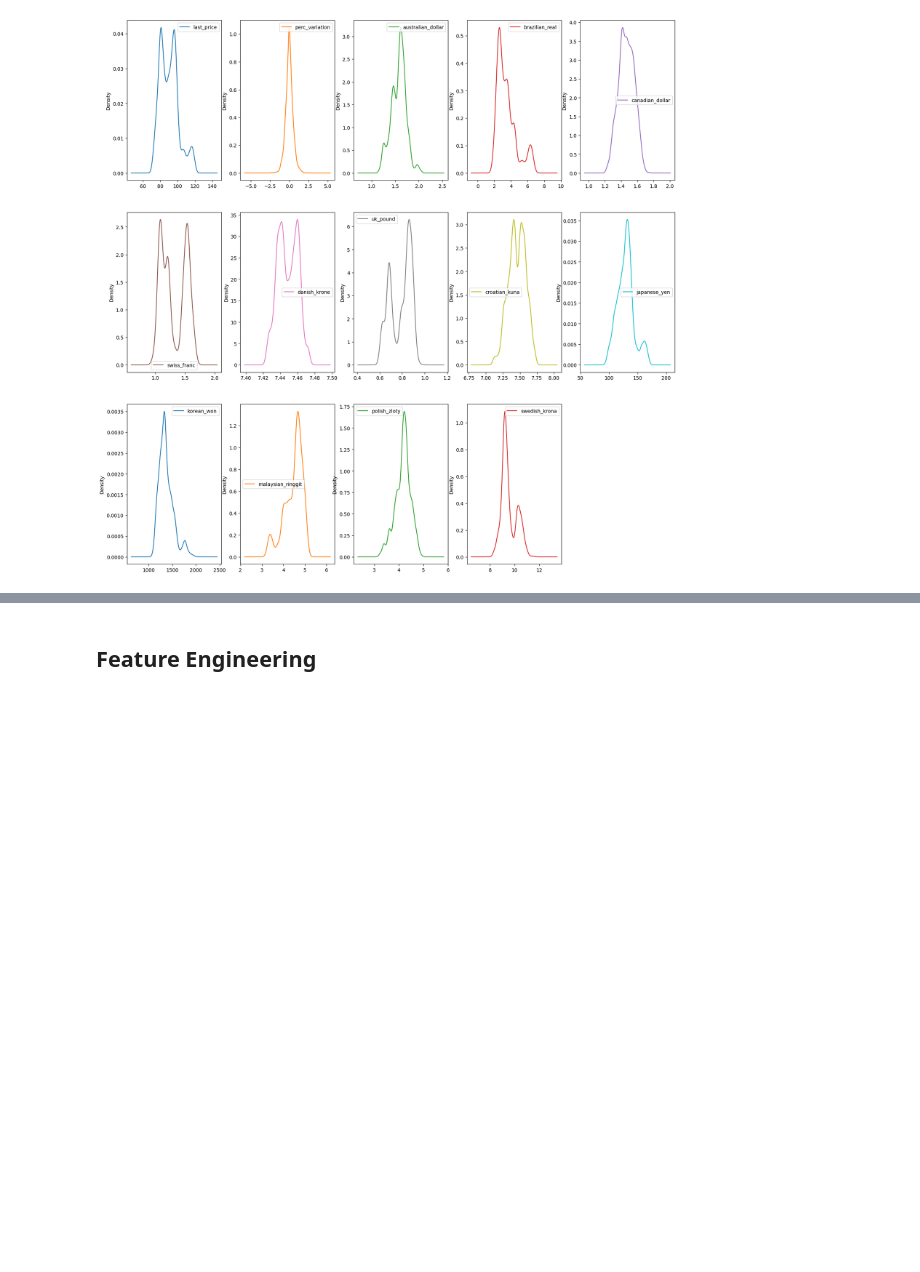
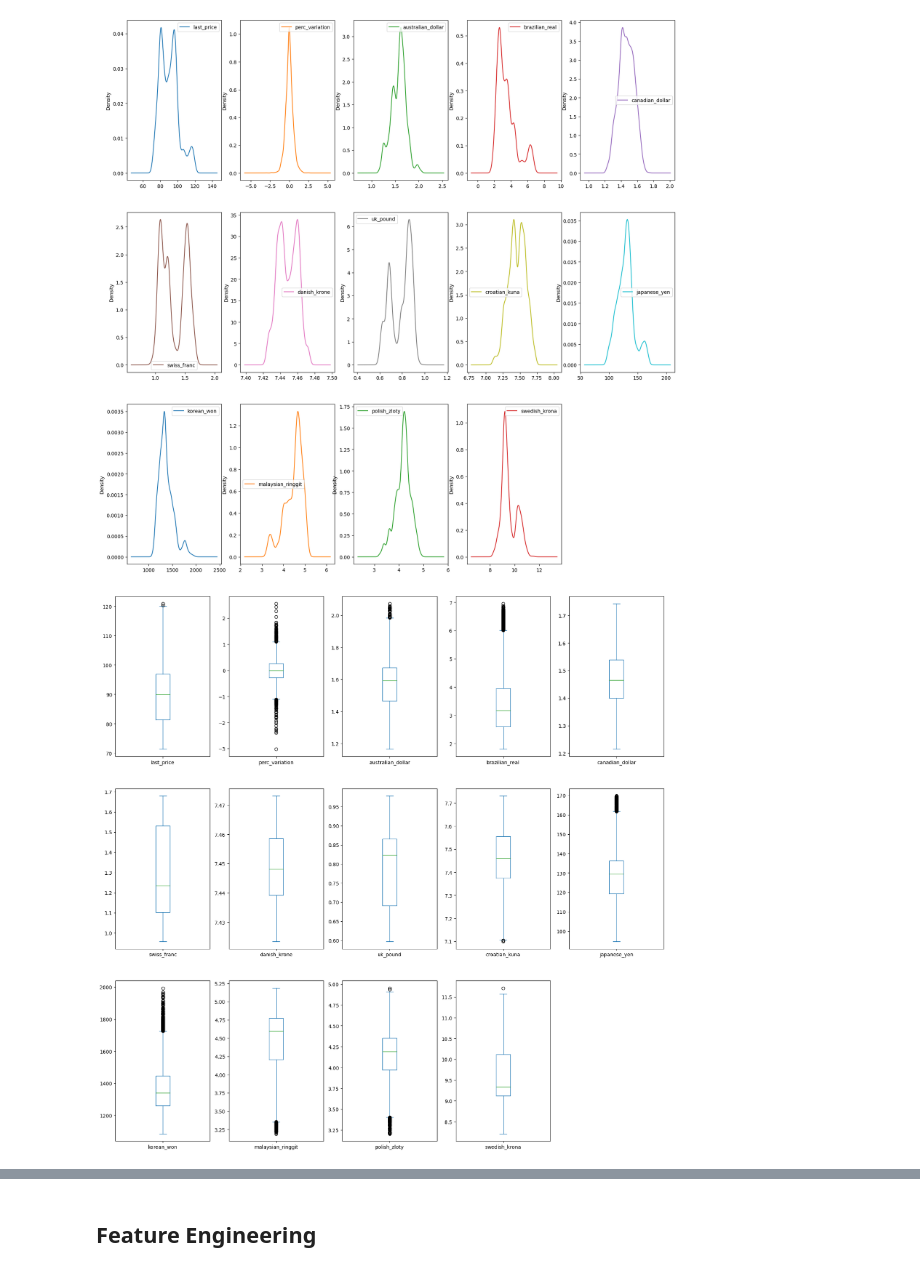
Before and after one commit to martinsphl/MAI5035, a Jupyter notebook: TAREFA_1_2.ipynb, the cells around one changed output, grey strips where cells are left out. Drawn from its saved outputs; the diff is of its cells as text; code cells hidden in the pictures; blank space fills up the shorter version.

```diff
--- a/TAREFA_1_2.ipynb
+++ b/TAREFA_1_2.ipynb
@@ -148,9 +148,9 @@ for col in lst_correlated_features:
   lst_features.remove(col)
 
 # Show the correlation between the features sample
-df_cleaned = df_enriched.loc[:, lst_features]
+df_filtered = df_enriched.loc[:, lst_features]
 plt.figure(figsize=(18, 18))
-sns.heatmap(df_cleaned.iloc[:, :-1].corr(), annot=True, cmap='RdBu_r')
+sns.heatmap(df_filtered.iloc[:, :-1].corr(), annot=True, cmap='RdBu_r')
 plt.show()
 # %% [output]
 [figure]
@@ -191,3 +191,9 @@ df_cleaned.plot(kind = 'density', subplots = True, layout = (3,5), sharex = Fals
 plt.show()
 # %% [output]
 [figure]
+# %%
+# Finally verifying if there is any outlier values based on IQR technique
+df_filtered.plot(kind = 'box', subplots = True, layout = (3,5), sharex = False, sharey = False, figsize = (20,20))
+plt.show()
+# %% [output]
+[figure, added]
```
Also changed, not shown: parts of 27 cells of this notebook.
